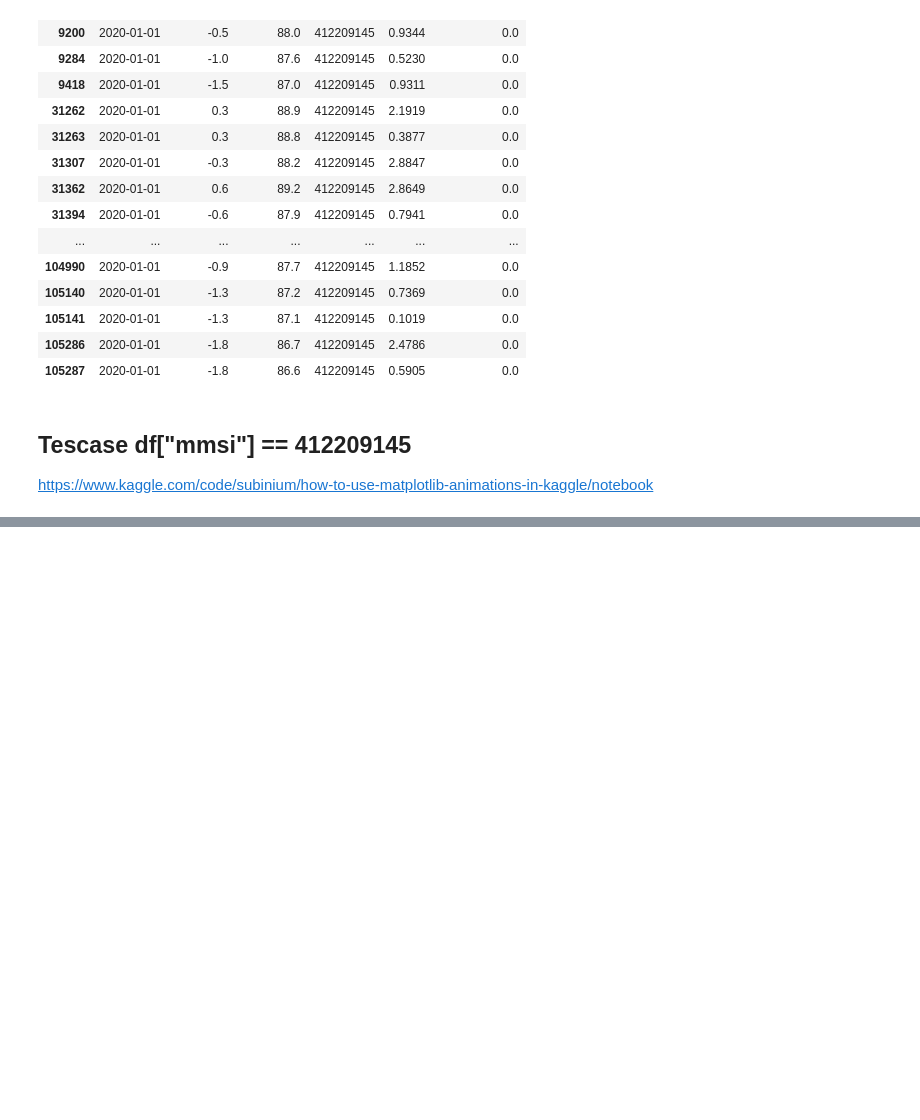
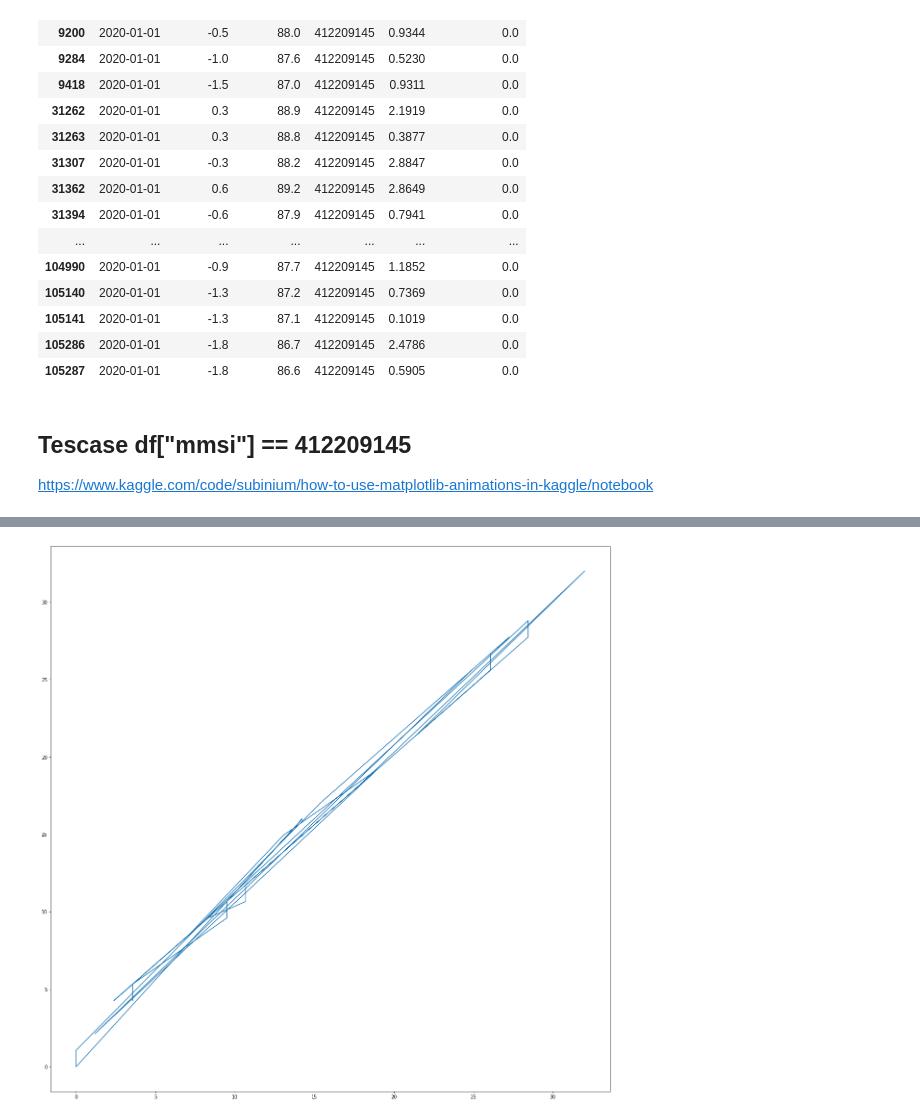
Before and after one commit to FishingTraffic/scamrobot, a Jupyter notebook: sa1911.ipynb, the cells around one changed output, grey strips where cells are left out. Saved outputs shown, nothing was run; the diff lists cells and outputs as text; code cells hidden in the pictures; blank space fills up the shorter version.

```diff
--- a/sa1911.ipynb
+++ b/sa1911.ipynb
@@ -140,12 +140,24 @@ https://www.kaggle.com/code/subinium/how-to-use-matplotlib-animations-in-kaggle/
 dftest = df[df["mmsi"] == 412209145]
 
 fig, ax = plt.subplots()
+fig.set_figheight(15)
+fig.set_figwidth(15)
+
 plt.title("Ship 412209145")
-ax.set_xlim([min(dftest["cell_ll_lat"]) - 1, max(dftest["cell_ll_lat"]) + 1])
-ax.set_ylim([min(dftest["cell_ll_lon"]) - 1, max(dftest["cell_ll_lon"]) + 1])
+# ax.set_xlim([min(dftest["cell_ll_lat"]) - 1, max(dftest["cell_ll_lat"]) + 1])
+# ax.set_ylim([min(dftest["cell_ll_lon"]) - 1, max(dftest["cell_ll_lon"]) + 1])
 x = np.array(dftest["cell_ll_lat"])
+# normalise x
+x  = x - min(x)
+x = 32 * x / max(x)
+
+# normalise y
 y = np.array(dftest["cell_ll_lon"])
+y  = y - min(y)
+y = 32 * y / max(y)
 
+ax.set_xlim([min(x) - 1, max(x) + 1])
+ax.set_ylim([min(y) - 1, max(y) + 1])
 
 tail, = plt.plot([x[0]], [y[0]])
 redDot, = plt.plot([x[0]], [y[0]], 'ro')
@@ -171 +183,7 @@ Wall time: 19.9 s
 [interactive output not drawn]
+# %%
+plt.figure(figsize=(1500/70 ,1500/70), dpi = 70)
+plt.plot(x, y)
+plt.savefig("testhoe.png", dpi = 70)
+# %% [output]
+[figure, added]
```
Also changed, not shown: parts of 1 cell of this notebook.
